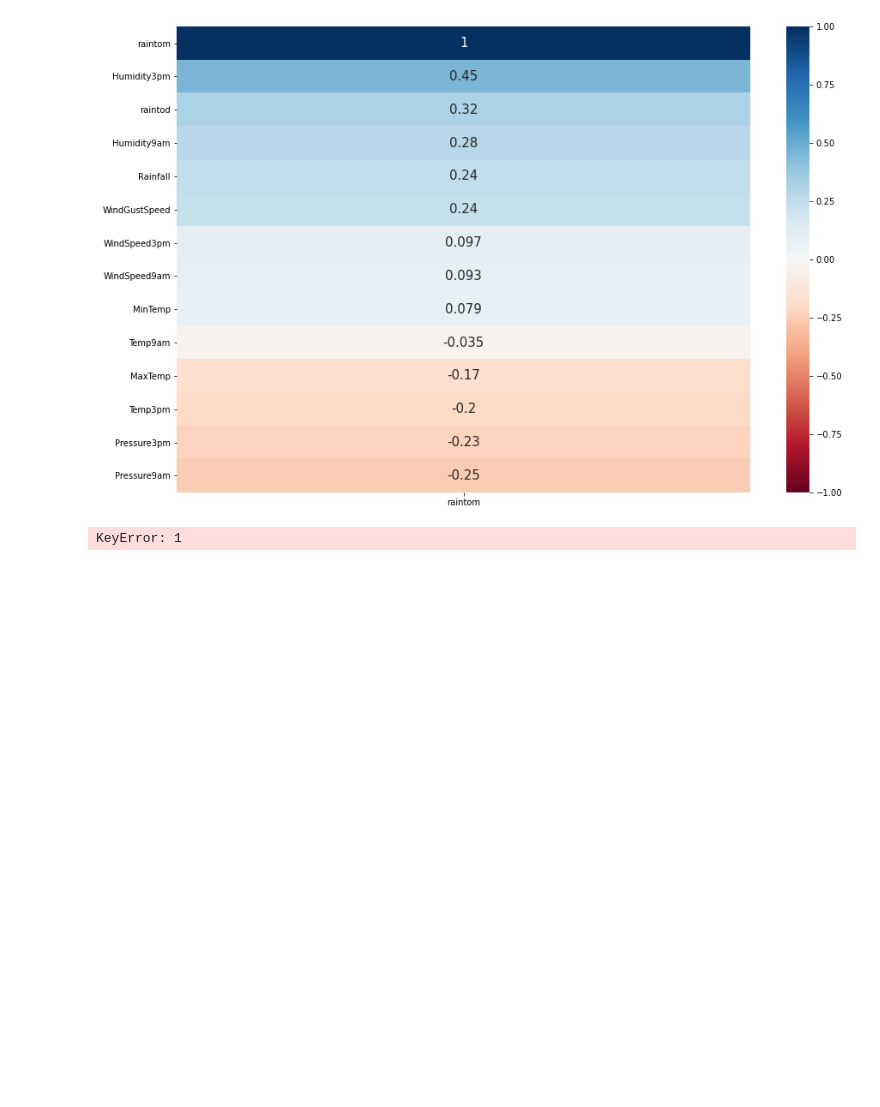
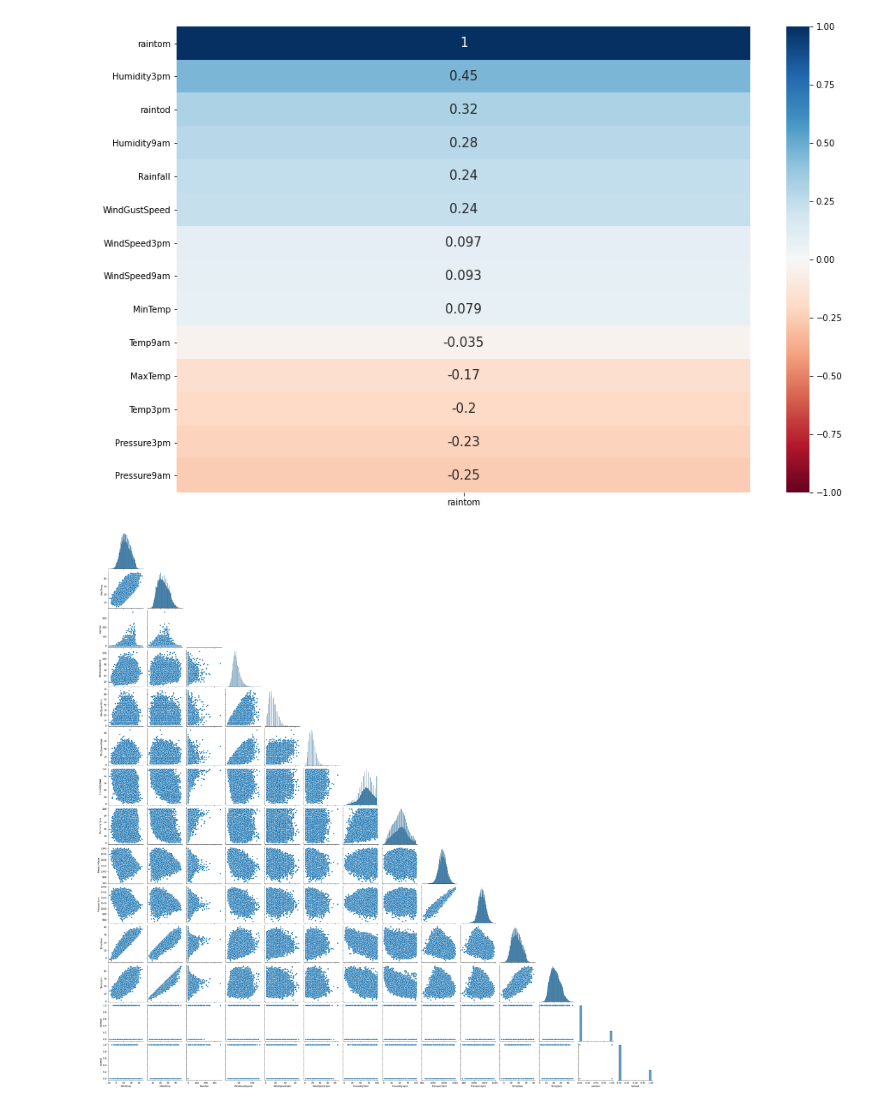
Before and after one commit to ForrestMccrosky/Rainfall_Australia, a Jupyter notebook: Australia_Rain_Rough.ipynb, the cells around one changed output. Saved outputs shown, nothing was run; the diff lists cells and outputs as text; code cells hidden in the pictures; blank space fills up the shorter version.

```diff
--- a/Australia_Rain_Rough.ipynb
+++ b/Australia_Rain_Rough.ipynb
@@ -365,9 +367,8 @@ sns.heatmap(train.corr()[['raintom']].sort_values(by='raintom', ascending = Fals
 plt.show()
 # %% [output]
 [figure]
-# %%
-ctab = pd.crosstab(df.raintom, df.Location)
-ctab = ctab.sort_values(by = 1, ascending = False)
-ctab.head(5)
-# %% [output]
-KeyError: 1
+# %%
+sns.pairplot(data = train, corner = True) ## looking at our variable relationships
+plt.show()
+# %% [output]
+[figure, added]
```
Also changed, not shown: parts of 18 cells of this notebook.
